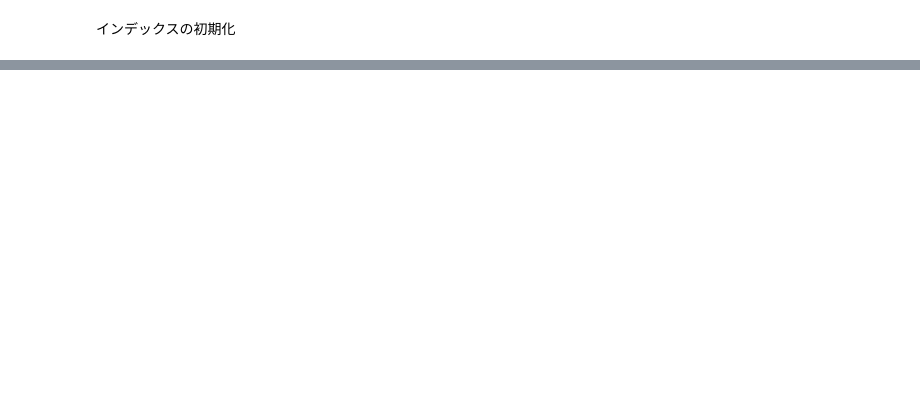
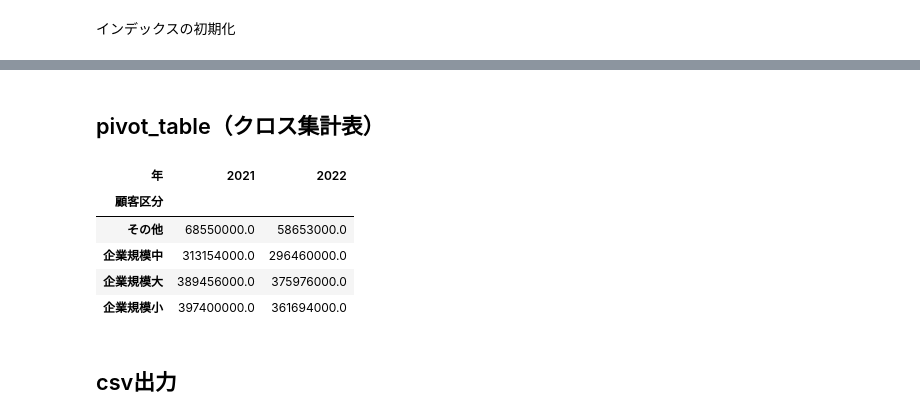
Before and after one commit to ak-yoshimatsu/python-jissen-data-analysis, a Jupyter notebook: DA_WB/2章/notebook.ipynb, the cells around one changed output, grey strips where cells are left out. Saved outputs shown, nothing was run; the diff lists cells and outputs as text; code cells hidden in the pictures; blank space fills up the shorter version.

```diff
--- a/DA_WB/2章/notebook.ipynb
+++ b/DA_WB/2章/notebook.ipynb
@@ -228,0 +270,14 @@ df_sales_customer_2.tail()
+# %% [markdown]
+## pivot_table（クロス集計表）
+# %%
+df_sales_customer['年'] = df_sales_customer['売上日'].dt.year
+df_sales_customer.pivot_table(index=['顧客区分'], columns=['年'], values='売上', aggfunc='sum')
+# %% [output]
+| 年 | 2021 | 2022 |
+| 顧客区分 |  |  |
+| その他 | 68550000.0 | 58653000.0 |
+| 企業規模中 | 313154000.0 | 296460000.0 |
+| 企業規模大 | 389456000.0 | 375976000.0 |
+| 企業規模小 | 397400000.0 | 361694000.0 |
+# %% [markdown]
+## csv出力
```
Also changed, not shown: parts of 9 cells of this notebook, 1 other file.
